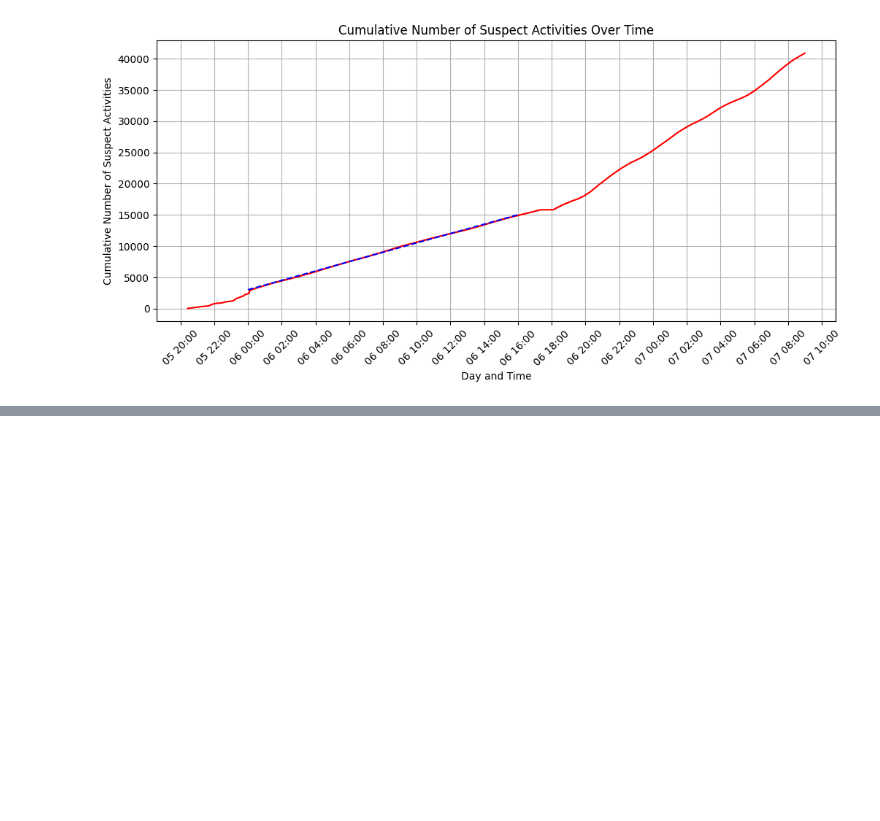
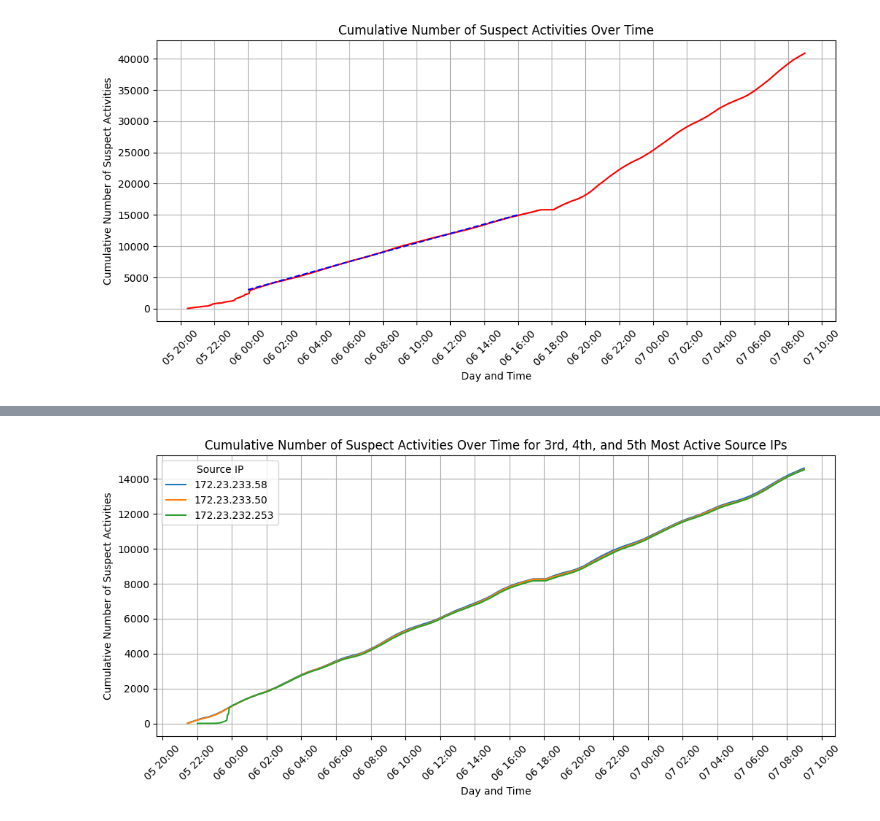
Before and after one commit to giorgiodaneri/HPDAV_project, a Jupyter notebook: server/data_analysis.ipynb, the cells around one changed output, grey strips where cells are left out. Drawn from its saved outputs; the diff is of its cells as text; code cells hidden in the pictures; blank space fills up the shorter version.

```diff
--- a/server/data_analysis.ipynb
+++ b/server/data_analysis.ipynb
@@ -207,0 +484,39 @@ The trend presents a strange behaviour, since most of the attacks are happen ove
+# %%
+import seaborn as sns
+
+import matplotlib.pyplot as plt
+import matplotlib.dates as mdates
+
+# Convert the 'time' column to datetime format
+data_firewall['datetime'] = pd.to_datetime(data_firewall['Date/time'], format='%d %H:%M:%S')
+
+# Sort the data by datetime
+data_firewall = data_firewall.sort_values(by='datetime')
+
+# select only the rows corresponding to the 3rd, 4th, and 5th most active source IPs
+top_3_5_IPs = top_10_sourceIPs['Source IP'].iloc[2:5]
+top_3_5_data = data_firewall[data_firewall['Source IP'].isin(top_3_5_IPs)]
+
+# Create a cumulative count of suspect activities for each source IP
+top_3_5_data = top_3_5_data.sort_values(by='datetime')
+top_3_5_data['cumulative_count'] = top_3_5_data.groupby('Source IP').cumcount() + 1
+
+# Plot the line plot for each of the 3rd, 4th, and 5th most active source IPs
+plt.figure(figsize=(12, 5))
+for ip in top_3_5_IPs:
+    ip_data = top_3_5_data[top_3_5_data['Source IP'] == ip]
+    sns.lineplot(x='datetime', y='cumulative_count', data=ip_data, label=ip)
+
+# Adjust the x-axis format
+plt.gca().xaxis.set_major_formatter(mdates.DateFormatter('%d %H:%M'))  # Format: Day Hour:Minute
+plt.gca().xaxis.set_major_locator(mdates.HourLocator(interval=2))  # Show labels every 2 hours
+
+plt.xlabel('Day and Time')
+plt.ylabel('Cumulative Number of Suspect Activities')
+plt.title('Cumulative Number of Suspect Activities Over Time for 3rd, 4th, and 5th Most Active Source IPs')
+plt.xticks(rotation=45)
+plt.legend(title='Source IP')
+plt.grid(True)
+plt.show()
+# %% [output]
+[figure, added]
```
Also changed, not shown: parts of 33 cells of this notebook, 17 other files.
